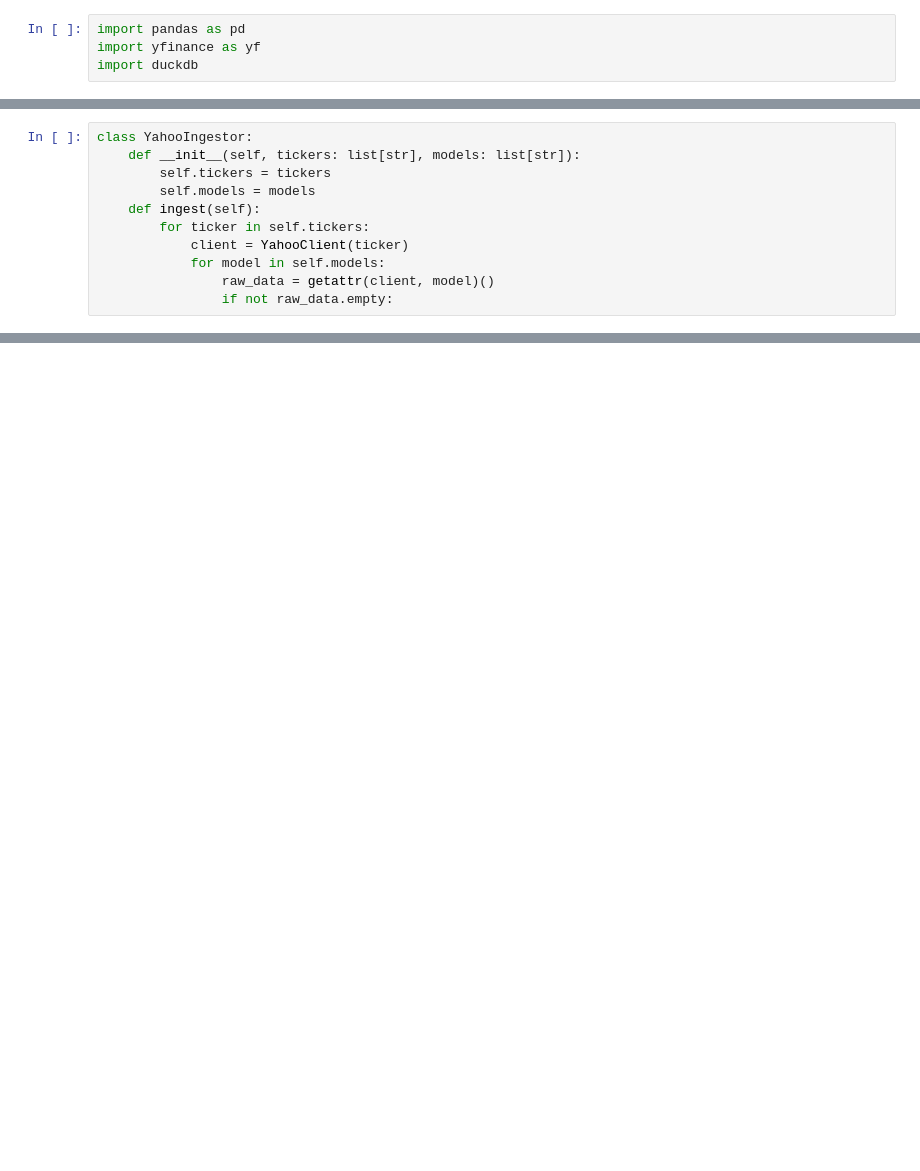
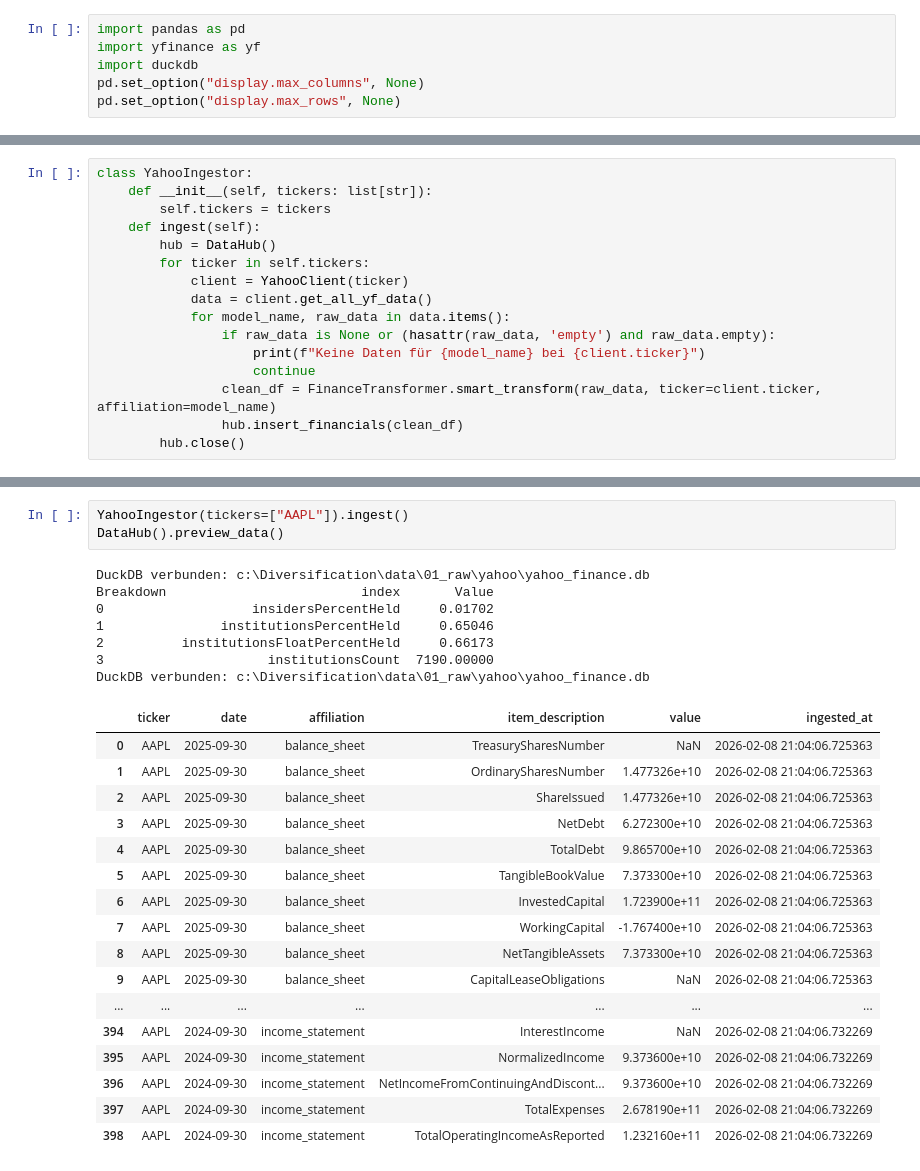
Before and after one commit to KonradSchumacher/DivAnalysisGNN, a Jupyter notebook: src/01_Ingestors/Ingestors.ipynb, the cells around one changed output, grey strips where cells are left out. Drawn from its saved outputs; the diff is of its cells as text; blank space fills up the shorter version.

Commit message:
Superficial fixes to input all yahoo data into the database

```diff
--- a/src/01_Ingestors/Ingestors.ipynb
+++ b/src/01_Ingestors/Ingestors.ipynb
@@ -2,6 +2,8 @@
 import pandas as pd
 import yfinance as yf
 import duckdb
+pd.set_option("display.max_columns", None)
+pd.set_option("display.max_rows", None)
 # %%
 class YahooClient:
     def __init__(self, ticker: str):
@@ -53,11 +265,16 @@ YahooClient("AAPL").income_statement()
 # %%
 class YahooIngestor:
-    def __init__(self, tickers: list[str], models: list[str]):
+    def __init__(self, tickers: list[str]):
         self.tickers = tickers
-        self.models = models
     def ingest(self):
+        hub = DataHub()
         for ticker in self.tickers:
             client = YahooClient(ticker)
-            for model in self.models:
-                raw_data = getattr(client, model)()
-                if not raw_data.empty:
+            data = client.get_all_yf_data()
+            for model_name, raw_data in data.items():
+                if raw_data is None or (hasattr(raw_data, 'empty') and raw_data.empty):
+                    print(f"Keine Daten für {model_name} bei {client.ticker}")
+                    continue
+                clean_df = FinanceTransformer.smart_transform(raw_data, ticker=client.ticker, affiliation=model_name)
+                hub.insert_financials(clean_df)
+        hub.close()
@@ -65,0 +287,28 @@ SyntaxError: incomplete input (2086912042.py, line 1)
+# %%
+YahooIngestor(tickers=["AAPL"]).ingest()
+DataHub().preview_data()
+# %% [output]
+DuckDB verbunden: c:\Diversification\data\01_raw\yahoo\yahoo_finance.db
+Breakdown                         index       Value
+0                   insidersPercentHeld     0.01702
+1               institutionsPercentHeld     0.65046
+2          institutionsFloatPercentHeld     0.66173
+3                     institutionsCount  7190.00000
+DuckDB verbunden: c:\Diversification\data\01_raw\yahoo\yahoo_finance.db
+|  | ticker | date | affiliation | item_description | value | ingested_at |
+| 0 | AAPL | 2025-09-30 | balance_sheet | TreasurySharesNumber | NaN | 2026-02-08 21:04:06.725363 |
+| 1 | AAPL | 2025-09-30 | balance_sheet | OrdinarySharesNumber | 1.477326e+10 | 2026-02-08 21:04:06.725363 |
+| 2 | AAPL | 2025-09-30 | balance_sheet | ShareIssued | 1.477326e+10 | 2026-02-08 21:04:06.725363 |
+| 3 | AAPL | 2025-09-30 | balance_sheet | NetDebt | 6.272300e+10 | 2026-02-08 21:04:06.725363 |
+| 4 | AAPL | 2025-09-30 | balance_sheet | TotalDebt | 9.865700e+10 | 2026-02-08 21:04:06.725363 |
+| 5 | AAPL | 2025-09-30 | balance_sheet | TangibleBookValue | 7.373300e+10 | 2026-02-08 21:04:06.725363 |
+| 6 | AAPL | 2025-09-30 | balance_sheet | InvestedCapital | 1.723900e+11 | 2026-02-08 21:04:06.725363 |
+| 7 | AAPL | 2025-09-30 | balance_sheet | WorkingCapital | -1.767400e+10 | 2026-02-08 21:04:06.725363 |
+| 8 | AAPL | 2025-09-30 | balance_sheet | NetTangibleAssets | 7.373300e+10 | 2026-02-08 21:04:06.725363 |
+| 9 | AAPL | 2025-09-30 | balance_sheet | CapitalLeaseObligations | NaN | 2026-02-08 21:04:06.725363 |
+| ... | ... | ... | ... | ... | ... | ... |
+| 394 | AAPL | 2024-09-30 | income_statement | InterestIncome | NaN | 2026-02-08 21:04:06.732269 |
+| 395 | AAPL | 2024-09-30 | income_statement | NormalizedIncome | 9.373600e+10 | 2026-02-08 21:04:06.732269 |
+| 396 | AAPL | 2024-09-30 | income_statement | NetIncomeFromContinuingAndDiscont... | 9.373600e+10 | 2026-02-08 21:04:06.732269 |
+| 397 | AAPL | 2024-09-30 | income_statement | TotalExpenses | 2.678190e+11 | 2026-02-08 21:04:06.732269 |
+| 398 | AAPL | 2024-09-30 | income_statement | TotalOperatingIncomeAsReported | 1.232160e+11 | 2026-02-08 21:04:06.732269 |
```
Also changed, not shown: parts of 7 cells of this notebook.
